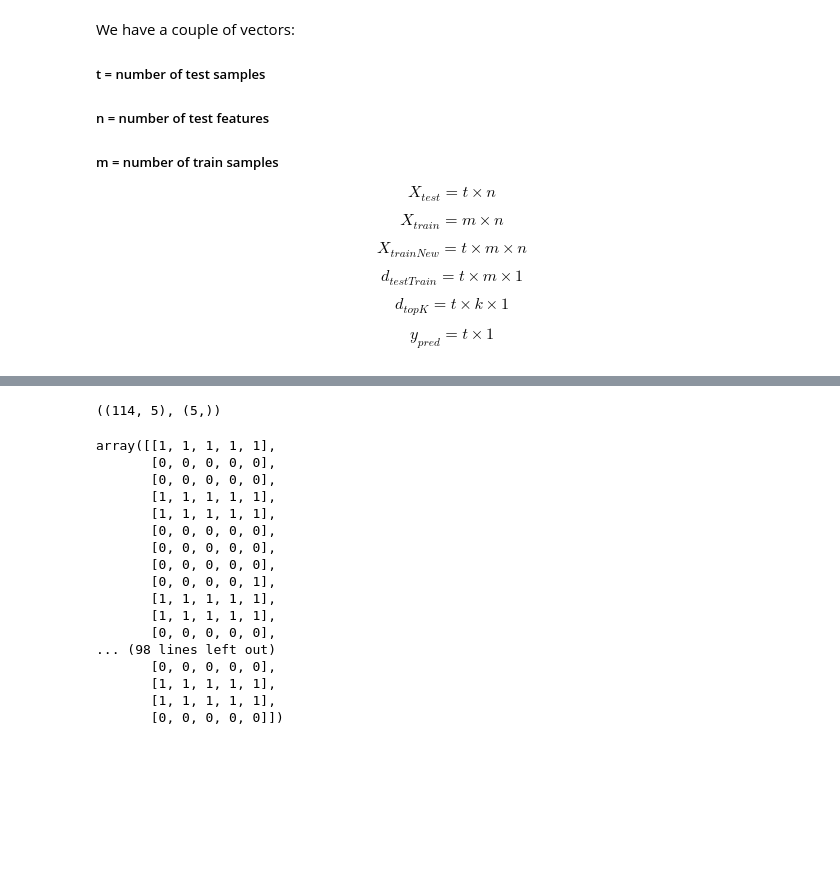
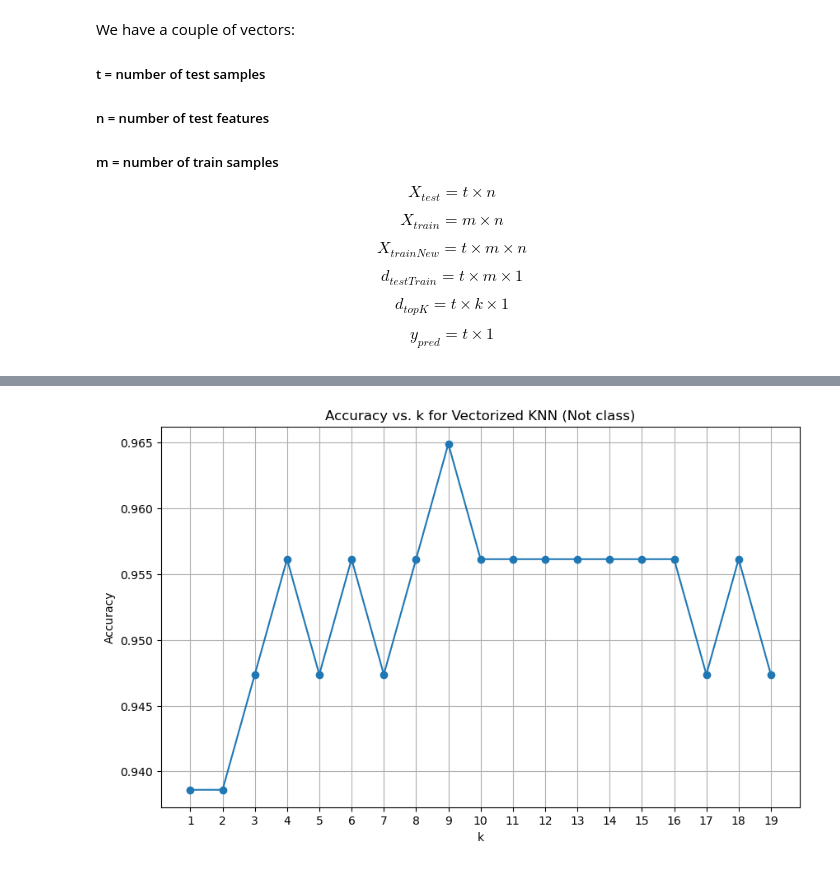
Before and after one commit to moh-C/ML_From_Scratch, a Jupyter notebook: KNNFromScratch.ipynb, the cells around one changed output, grey strips where cells are left out. Drawn from its saved outputs; the diff is of its cells as text; code cells hidden in the pictures; blank space fills up the shorter version.

```diff
--- a/KNNFromScratch.ipynb
+++ b/KNNFromScratch.ipynb
@@ -459,5 +461,17 @@ $$
 k = 5
 X_trainNew = X_train_normalized[np.newaxis, :, :] - X_test_normalized[:, np.newaxis, :]
 d_testTrain = np.sqrt(np.sum(np.power(X_trainNew, 2), axis=2))
-X_trainNew.shape, d_testTrain.shape
+
+idxs = np.argsort(d_testTrain, axis=1)
+y_train_casted = np.repeat(y_train.reshape(1, -1), X_trainNew.shape[0], axis=0)
+y_train_sorted = np.take_along_axis(y_train_casted, idxs, axis=1)
+y_train_topK = y_train_sorted[:, :k]
+
+y_test_pred = np.apply_along_axis(
+    lambda x: mode(x)[0],
+    axis = 1,
+    arr = y_train_topK
+)
+
+np.mean(y_test_pred == y_test)
 # %% [output]
@@ -474,29 +479,37 @@ y_train_sorted.shape, y_train_topK.shape
-# %%
-unique_labels, counts = np.unique(
-    y_train_topK,
-    return_counts=True,
-    axis=1
-)
-unique_labels.shape, counts.shape
-# %% [output]
-((114, 5), (5,))
-# %%
-unique_labels
-# %% [output]
-array([[1, 1, 1, 1, 1],
-       [0, 0, 0, 0, 0],
-       [0, 0, 0, 0, 0],
-       [1, 1, 1, 1, 1],
-       [1, 1, 1, 1, 1],
-       [0, 0, 0, 0, 0],
-       [0, 0, 0, 0, 0],
-       [0, 0, 0, 0, 0],
-       [0, 0, 0, 0, 1],
-       [1, 1, 1, 1, 1],
-       [1, 1, 1, 1, 1],
-       [0, 0, 0, 0, 0],
-... (98 lines left out)
-       [0, 0, 0, 0, 0],
-       [1, 1, 1, 1, 1],
-       [1, 1, 1, 1, 1],
-       [0, 0, 0, 0, 0]])
+# %%
+# Initialize the accuracies list
+accuracies = []
+
+# Range of k values to test
+k_range = range(1, 20)
+
+for k in k_range:
+    X_trainNew = X_train_normalized[np.newaxis, :, :] - X_test_normalized[:, np.newaxis, :]
+    d_testTrain = np.sqrt(np.sum(np.power(X_trainNew, 2), axis=2))
+
+    idxs = np.argsort(d_testTrain, axis=1)
+    y_train_casted = np.repeat(y_train.reshape(1, -1), X_trainNew.shape[0], axis=0)
+    y_train_sorted = np.take_along_axis(y_train_casted, idxs, axis=1)
+    y_train_topK = y_train_sorted[:, :k]
+
+    y_test_pred = np.apply_along_axis(
+        lambda x: mode(x)[0],
+        axis = 1,
+        arr = y_train_topK
+    )
+
+    # Compute the accuracy and append it to the accuracies list
+    accuracy = np.mean(y_test_pred == y_test)
+    accuracies.append(accuracy)
+
+# Plot accuracy vs. k
+plt.figure(figsize=(10, 6))
+plt.plot(k_range, accuracies, marker='o')
+plt.title('Accuracy vs. k for Vectorized KNN (Not class)')
+plt.xlabel('k')
+plt.ylabel('Accuracy')
+plt.xticks(k_range)  # Set x-axis ticks to natural numbers
+plt.grid(True)
+plt.show()
+# %% [output]
+[figure, added]
```
Also changed, not shown: parts of 28 cells of this notebook.
